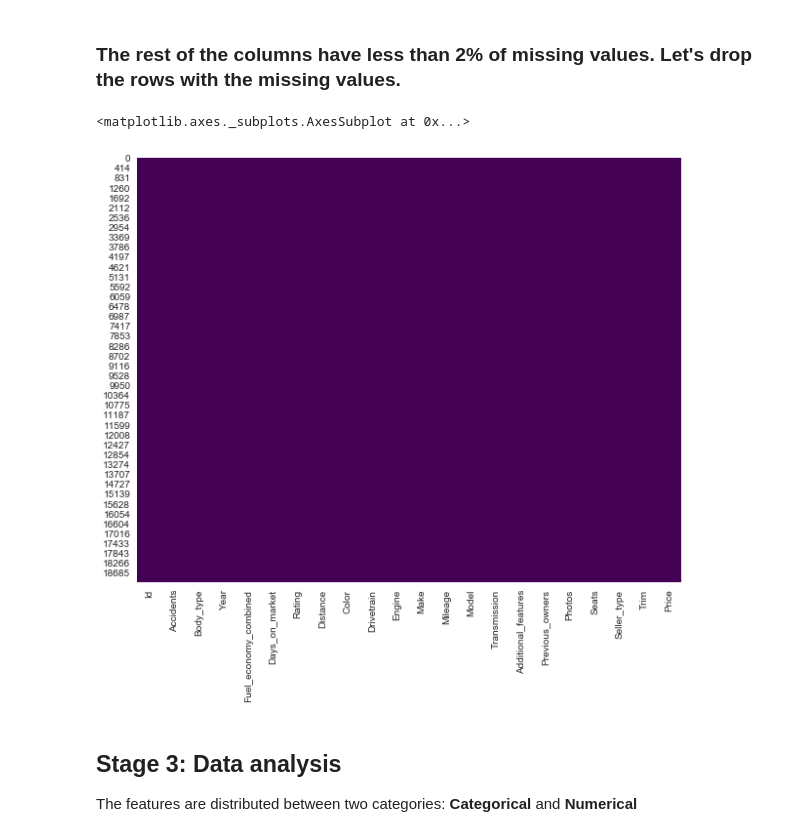
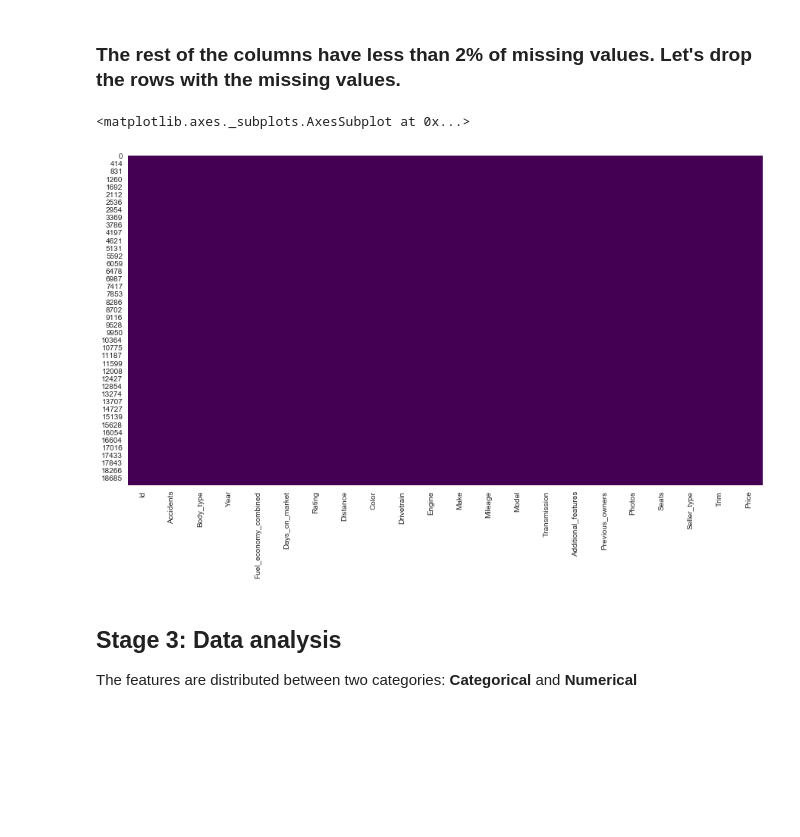
Before and after one commit to amolratnaparkhe/Car-listing-Project, a Jupyter notebook: Car-listing.ipynb, the cells around one changed output. Saved outputs shown, nothing was run; the diff lists cells and outputs as text; code cells hidden in the pictures; blank space fills up the shorter version.

```diff
--- a/Car-listing.ipynb
+++ b/Car-listing.ipynb
@@ -342,11 +342,11 @@ df["Previous_owners"].fillna(1.0,inplace=True)
 # %%
 df.dropna(inplace=True)
 # %%
-plt.figure(figsize=(10,8))
+plt.figure(figsize=(15,8))
 sns.heatmap(df.isnull(),cbar=False,cmap='viridis') # Checking one more time for any missing value.
 # %% [output]
 <matplotlib.axes._subplots.AxesSubplot at 0x...>
-[figure, old version]
+[figure, new version]
 # %% [markdown]
 ## Stage 3: Data analysis
 The features are distributed between two categories: **Categorical** and **Numerical**
```
Also changed, not shown: parts of 10 cells of this notebook.
